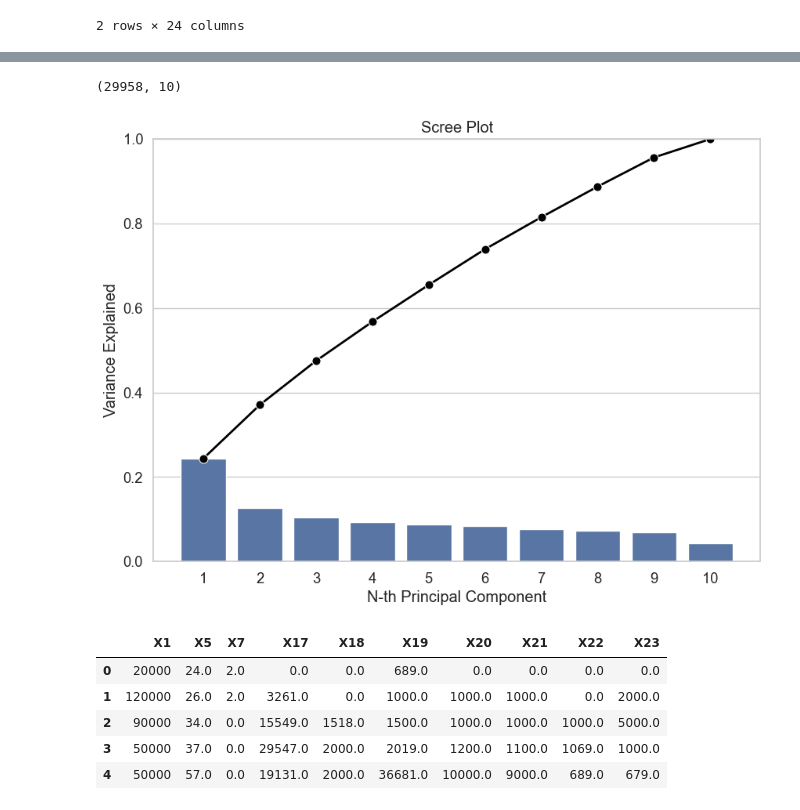
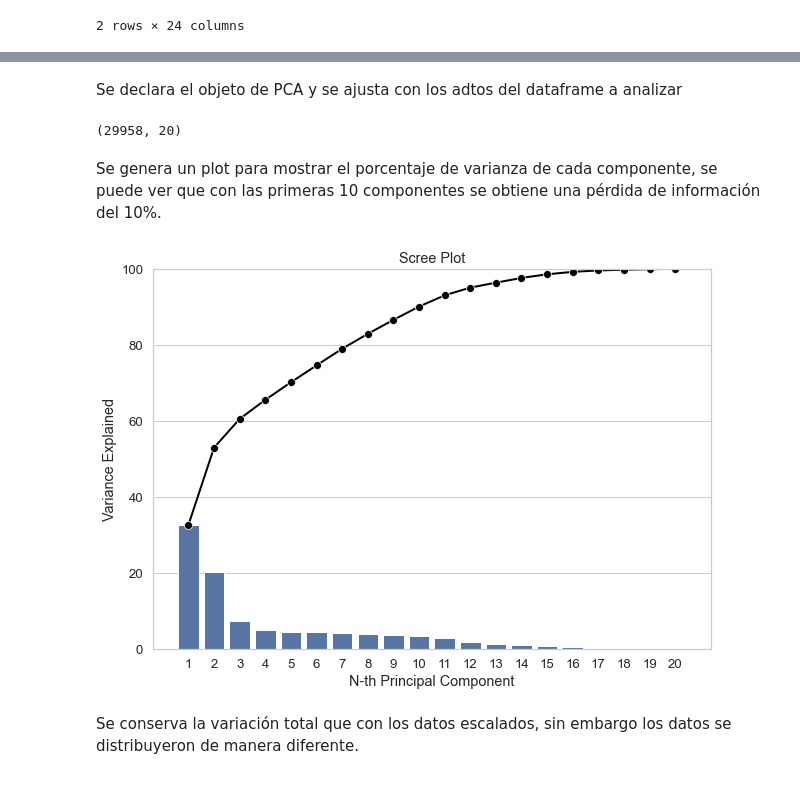
Before and after one commit to PosgradoMNA/actividades-del-projecto-cad_equipo_11, a Jupyter notebook: notebooks/week4_pca.ipynb, the cells around one changed output, grey strips where cells are left out. Drawn from its saved outputs; the diff is of its cells as text; code cells hidden in the pictures.

```diff
--- a/notebooks/week4_pca.ipynb
+++ b/notebooks/week4_pca.ipynb
@@ -20,6 +54,5 @@ df.head(2)
 # %%
 cat_columns = ['X2', 'X3', 'X4', 'Y']
-high_corr_columuns = ['X6', 'X8', 'X9', 'X10', 'X11','X12', 'X13', 'X14', 'X15', 'X16']
-cont_columns = [v for v in df.columns.values.tolist() if v not in (cat_columns + high_corr_columuns)]
+cont_columns = [v for v in df.columns.values.tolist() if v not in (cat_columns)]
 print(cont_columns)
 # %% [output]
@@ -82,46 +127,43 @@ df3 = pd.DataFrame(scaler.fit_transform(df2), columns=df2.columns)
+# %% [markdown]
+Se declara el objeto de PCA y se ajusta con los adtos del dataframe a analizar
 # %%
 pcs = PCA()
 components = pcs.fit_transform(df3)
 components.shape
 # %% [output]
-(29958, 10)
+(29958, 20)
+# %% [markdown]
+Se genera un plot para mostrar el porcentaje de varianza de cada componente, se puede ver que con las primeras 10 componentes se obtiene una pérdida de información del 10%.
 # %%
 PC_components = np.arange(pcs.n_components_) + 1
 #PC_components
 
 _ = sns.set(style = 'whitegrid',
             font_scale = 1.2
             )
 
 fig, ax = plt.subplots(figsize=(10, 7))
 
 _ = sns.barplot(x = PC_components,
-                y = pcs.explained_variance_ratio_,
+                y = pcs.explained_variance_ratio_*100,
                 color = 'b'
                 )
 
 _ = sns.lineplot(x = PC_components-1,
-                 y = np.cumsum(pcs.explained_variance_ratio_),
+                 y = np.cumsum(pcs.explained_variance_ratio_)*100,
                  color = 'black',
                  linestyle = '-',
                  linewidth = 2,
                  marker = 'o',
                  markersize = 8
                  )
 
 plt.title('Scree Plot')
 plt.xlabel('N-th Principal Component')
 plt.ylabel('Variance Explained')
-plt.ylim(0, 1)
+plt.ylim(0, 100)
 plt.show()
 # %% [output]
-[figure, old version]
+[figure, new version]
-# %%
-df2.head()
-# %% [output]
-|  | X1 | X5 | X7 | X17 | X18 | X19 | X20 | X21 | X22 | X23 |
-| 0 | 20000 | 24.0 | 2.0 | 0.0 | 0.0 | 689.0 | 0.0 | 0.0 | 0.0 | 0.0 |
-| 1 | 120000 | 26.0 | 2.0 | 3261.0 | 0.0 | 1000.0 | 1000.0 | 1000.0 | 0.0 | 2000.0 |
-| 2 | 90000 | 34.0 | 0.0 | 15549.0 | 1518.0 | 1500.0 | 1000.0 | 1000.0 | 1000.0 | 5000.0 |
-| 3 | 50000 | 37.0 | 0.0 | 29547.0 | 2000.0 | 2019.0 | 1200.0 | 1100.0 | 1069.0 | 1000.0 |
-| 4 | 50000 | 57.0 | 0.0 | 19131.0 | 2000.0 | 36681.0 | 10000.0 | 9000.0 | 689.0 | 679.0 |
+# %% [markdown]
+Se conserva la variación total que con los datos escalados, sin embargo los datos se distribuyeron de manera diferente.
```
Also changed, not shown: parts of 32 cells of this notebook.
